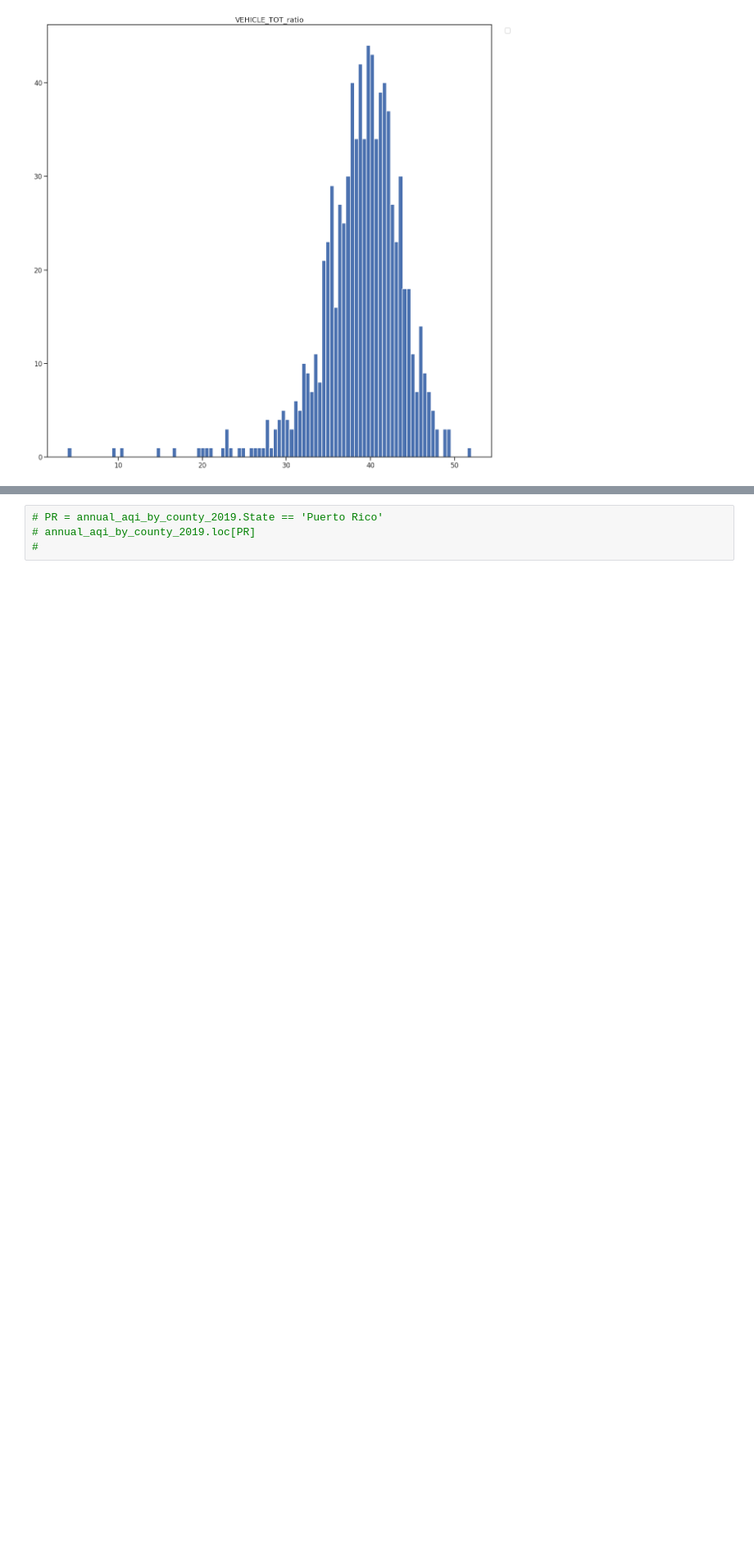
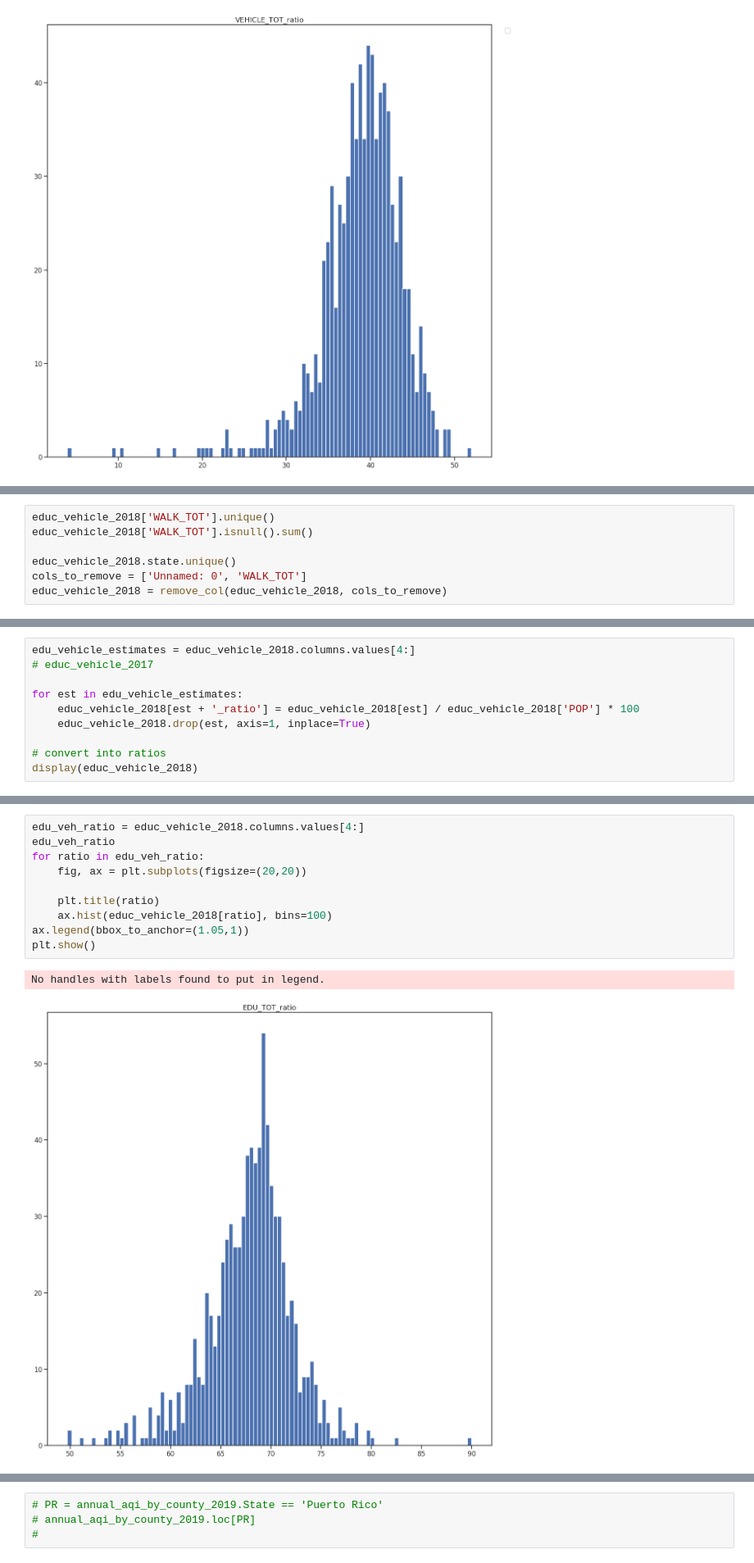
Before and after one commit to willkchan/Pollution-Forecast, a Jupyter notebook: src/preparation/Data_Wrangling7.ipynb, the cells around one changed output, grey strips where cells are left out. Shown at 82% size. Saved outputs shown, nothing was run; the diff lists cells and outputs as text; blank space fills up the shorter version.

Commit message:
clean up 2018 and 2019 edu vehicle data

```diff
--- a/src/preparation/Data_Wrangling7.ipynb
+++ b/src/preparation/Data_Wrangling7.ipynb
@@ -834,0 +864,7 @@ No handles with labels found to put in legend.
+# %%
+educ_vehicle_2018['WALK_TOT'].unique()
+educ_vehicle_2018['WALK_TOT'].isnull().sum()
+
+educ_vehicle_2018.state.unique()
+cols_to_remove = ['Unnamed: 0', 'WALK_TOT']
+educ_vehicle_2018 = remove_col(educ_vehicle_2018, cols_to_remove)
@@ -834,0 +897,10 @@ No handles with labels found to put in legend.
+# %%
+edu_vehicle_estimates = educ_vehicle_2018.columns.values[4:]
+# educ_vehicle_2017
+
+for est in edu_vehicle_estimates:
+    educ_vehicle_2018[est + '_ratio'] = educ_vehicle_2018[est] / educ_vehicle_2018['POP'] * 100
+    educ_vehicle_2018.drop(est, axis=1, inplace=True)
+
+# convert into ratios
+display(educ_vehicle_2018)
@@ -834,0 +924,13 @@ No handles with labels found to put in legend.
+# %%
+edu_veh_ratio = educ_vehicle_2018.columns.values[4:]
+edu_veh_ratio
+for ratio in edu_veh_ratio:
+    fig, ax = plt.subplots(figsize=(20,20))
+
+    plt.title(ratio)
+    ax.hist(educ_vehicle_2018[ratio], bins=100)
+ax.legend(bbox_to_anchor=(1.05,1))
+plt.show()
+# %% [output]
+No handles with labels found to put in legend.
+[figure, added]
```
Also changed, not shown: parts of 24 cells of this notebook.
